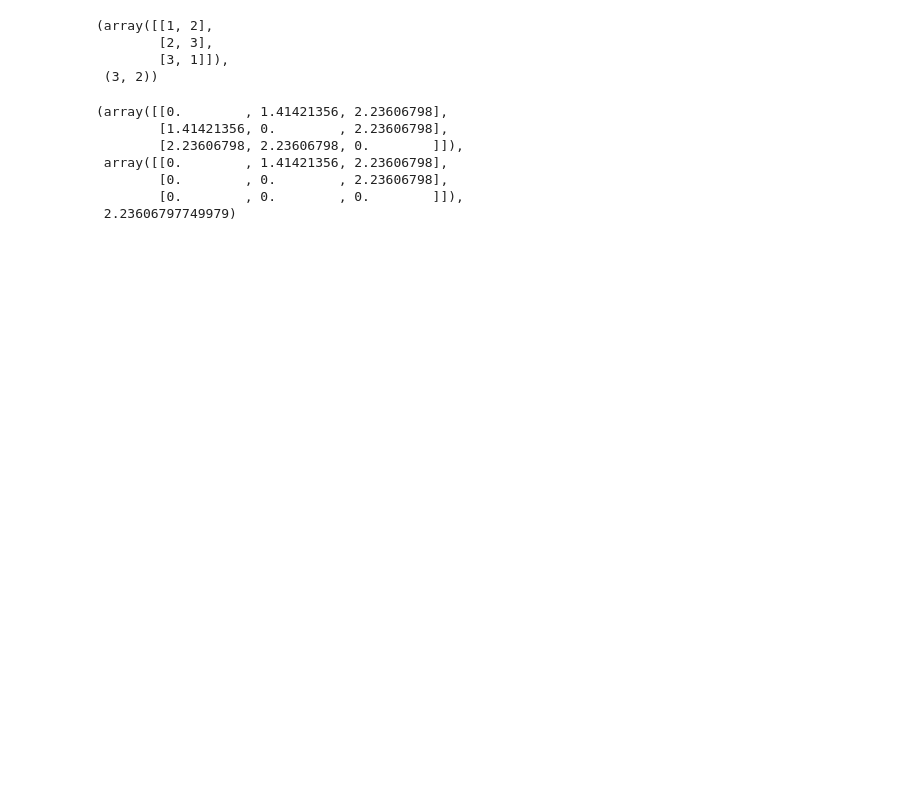
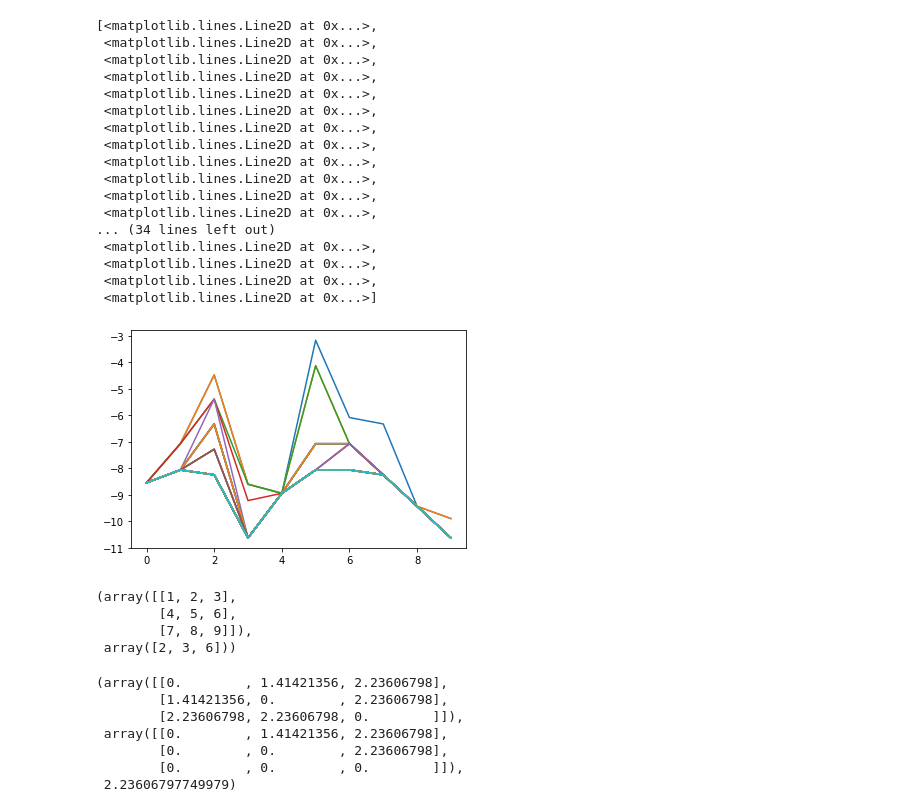
Before and after one commit to mirkimirk/optimal_latin_hypercubes, a Jupyter notebook: src/sandbox_optimality_criteria.ipynb, the cells around one changed output. Saved outputs shown, nothing was run; the diff lists cells and outputs as text; code cells hidden in the pictures; blank space fills up the shorter version.

```diff
--- a/src/sandbox_optimality_criteria.ipynb
+++ b/src/sandbox_optimality_criteria.ipynb
@@ -379,11 +416,33 @@ for i in np.arange(0, 1, 1 / n):
+# %%
+plt.plot(crit_val_list)
+# %% [output]
+[<matplotlib.lines.Line2D at 0x...>,
+ <matplotlib.lines.Line2D at 0x...>,
+ <matplotlib.lines.Line2D at 0x...>,
+ <matplotlib.lines.Line2D at 0x...>,
+ <matplotlib.lines.Line2D at 0x...>,
+ <matplotlib.lines.Line2D at 0x...>,
+ <matplotlib.lines.Line2D at 0x...>,
+ <matplotlib.lines.Line2D at 0x...>,
+ <matplotlib.lines.Line2D at 0x...>,
+ <matplotlib.lines.Line2D at 0x...>,
+ <matplotlib.lines.Line2D at 0x...>,
+ <matplotlib.lines.Line2D at 0x...>,
+... (34 lines left out)
+ <matplotlib.lines.Line2D at 0x...>,
+ <matplotlib.lines.Line2D at 0x...>,
+ <matplotlib.lines.Line2D at 0x...>,
+ <matplotlib.lines.Line2D at 0x...>]
+[figure, added]
 # %%
-S = np.array([[1,2], [2,3], [3,1]])
+S = np.array([[1,2,3], [4,5,6], [7,8,9]])
 S, S.shape
+S, S[np.triu_indices(S.shape[1], k=1)]
 # %% [output]
-(array([[1, 2],
-        [2, 3],
-        [3, 1]]),
- (3, 2))
+(array([[1, 2, 3],
+        [4, 5, 6],
+        [7, 8, 9]]),
+ array([2, 3, 6]))
 # %%
 from scipy.spatial.distance import cdist
 cdist(S, S), np.triu(cdist(S, S)), np.max(np.triu(cdist(S, S)))
```
Also changed, not shown: parts of 5 cells of this notebook, 2 other files.
